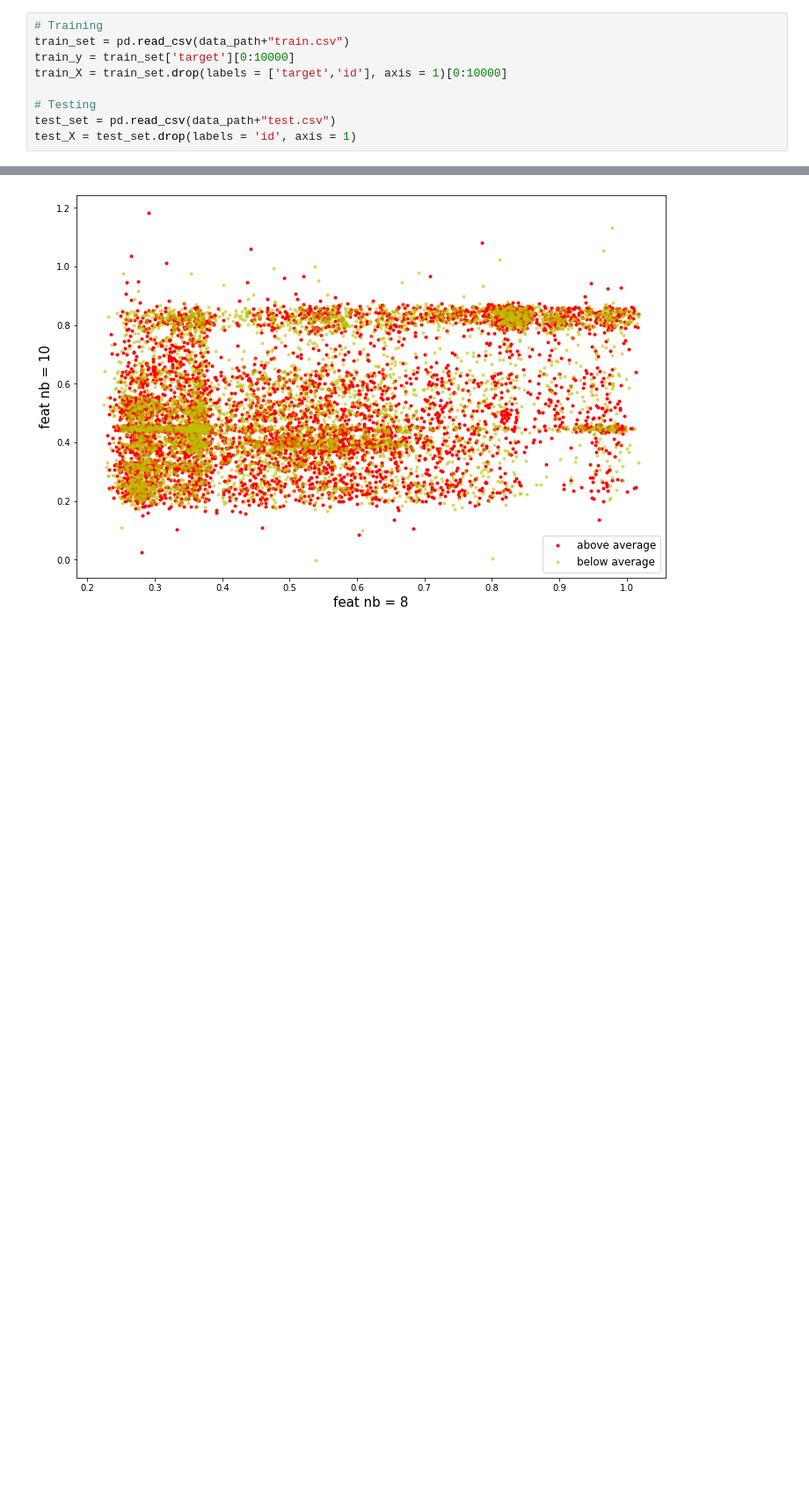
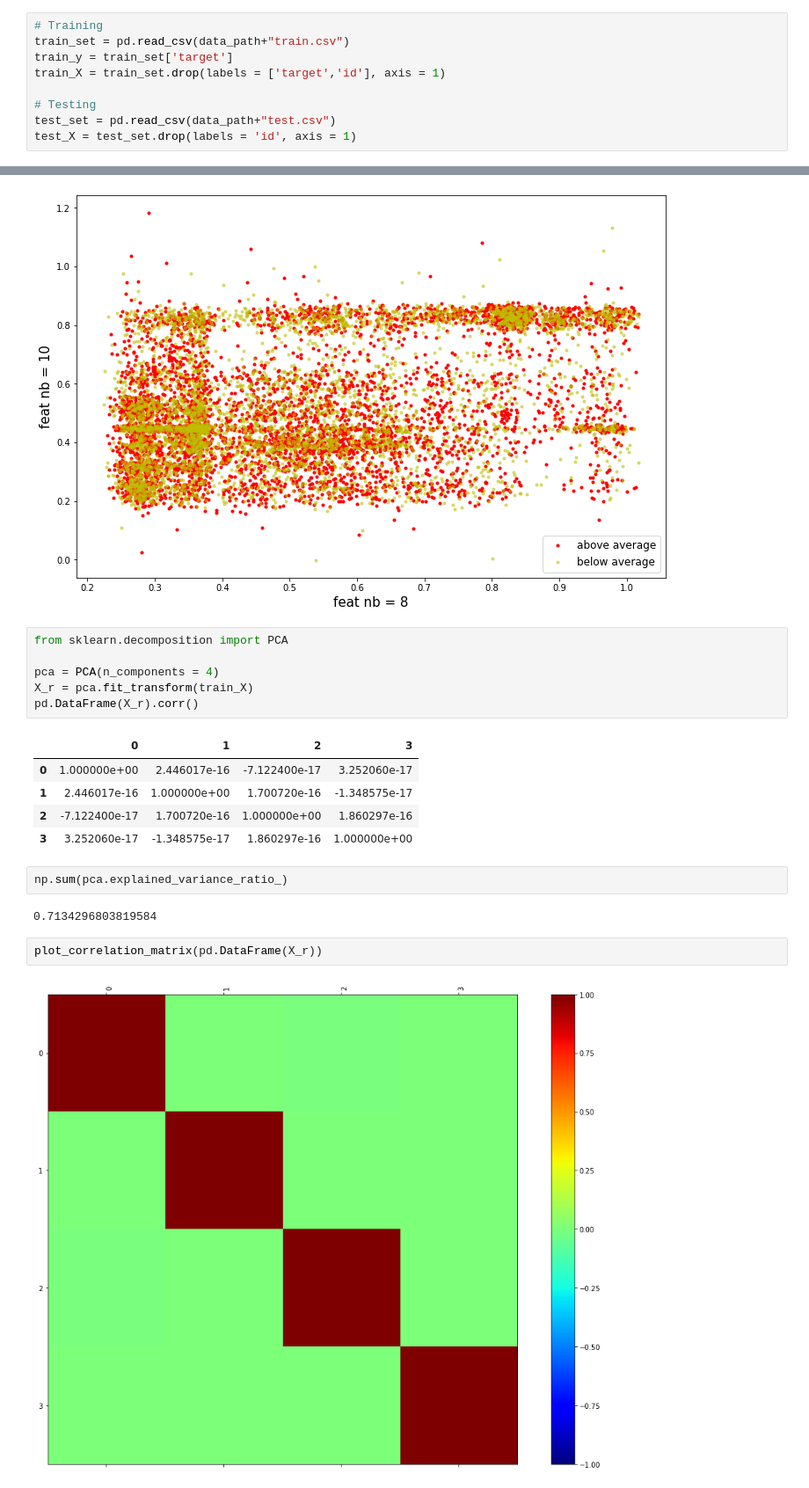
Before and after one commit to OthmanElHammouchi/kaggle, a Jupyter notebook: probing.ipynb, the cells around one changed output, grey strips where cells are left out. Shown at 88% size. Cells and saved outputs as stored; diff of their text form; blank space fills up the shorter version.

```diff
--- a/probing.ipynb
+++ b/probing.ipynb
@@ -23,8 +23,8 @@ from sklearn.model_selection import RandomizedSearchCV; from scipy.stats import
 # %%
 # Training
 train_set = pd.read_csv(data_path+"train.csv")
-train_y = train_set['target'][0:10000]
-train_X = train_set.drop(labels = ['target','id'], axis = 1)[0:10000]
+train_y = train_set['target']
+train_X = train_set.drop(labels = ['target','id'], axis = 1)
 
 # Testing
 test_set = pd.read_csv(data_path+"test.csv")
@@ -124,3 +122,23 @@ plt.ylabel('feat nb = '+str(feat_nb2), fontsize = 15)
 # %% [output]
 Text(0, 0.5, 'feat nb = 10')
 [figure]
+# %%
+from sklearn.decomposition import PCA
+
+pca = PCA(n_components = 4)
+X_r = pca.fit_transform(train_X)
+pd.DataFrame(X_r).corr()
+# %% [output]
+|  | 0 | 1 | 2 | 3 |
+| 0 | 1.000000e+00 | 2.446017e-16 | -7.122400e-17 | 3.252060e-17 |
+| 1 | 2.446017e-16 | 1.000000e+00 | 1.700720e-16 | -1.348575e-17 |
+| 2 | -7.122400e-17 | 1.700720e-16 | 1.000000e+00 | 1.860297e-16 |
+| 3 | 3.252060e-17 | -1.348575e-17 | 1.860297e-16 | 1.000000e+00 |
+# %%
+np.sum(pca.explained_variance_ratio_)
+# %% [output]
+0.7134296803819584
+# %%
+plot_correlation_matrix(pd.DataFrame(X_r))
+# %% [output]
+[figure, added]
```
Also changed, not shown: parts of 1 cell of this notebook.
